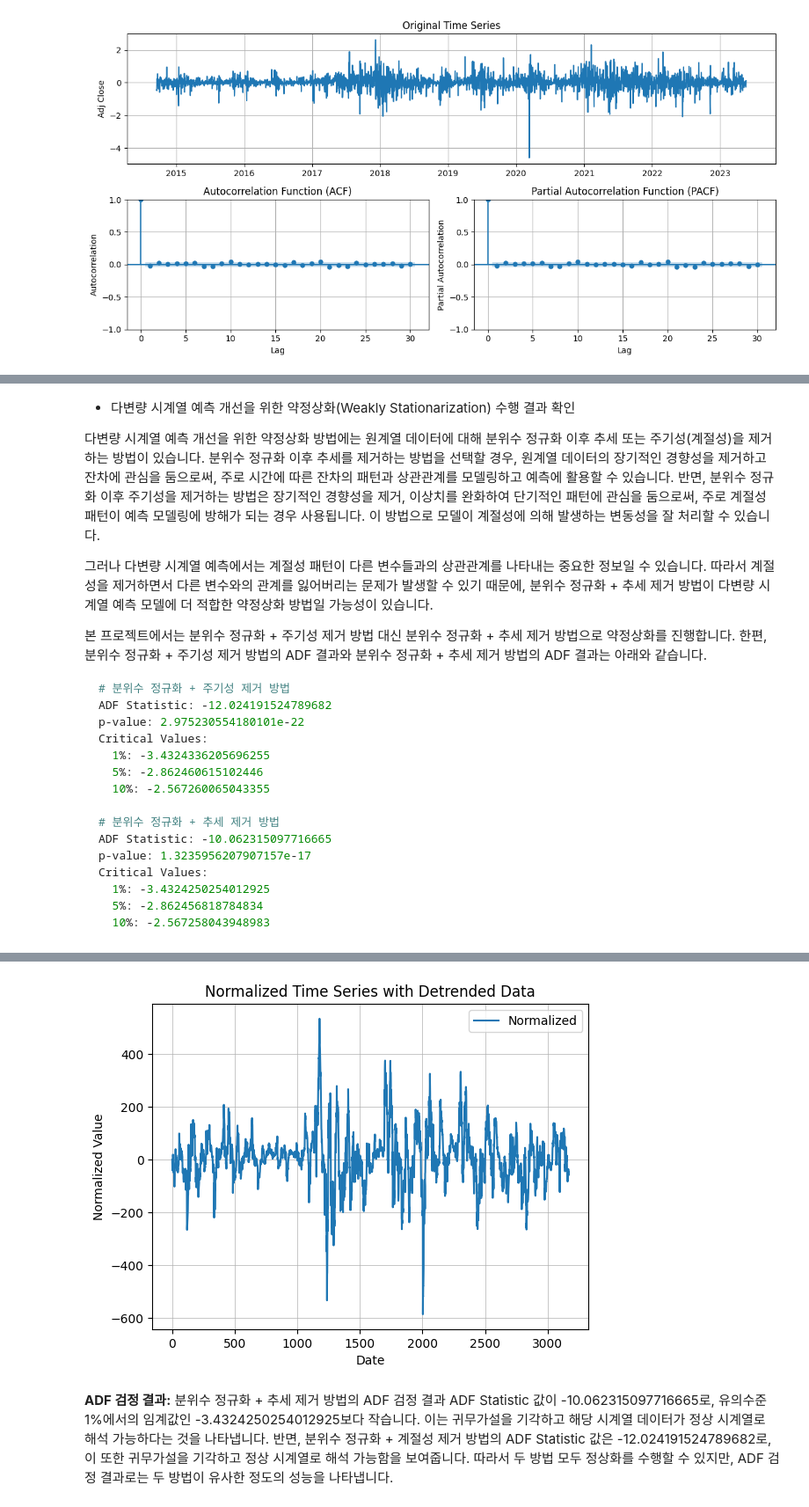
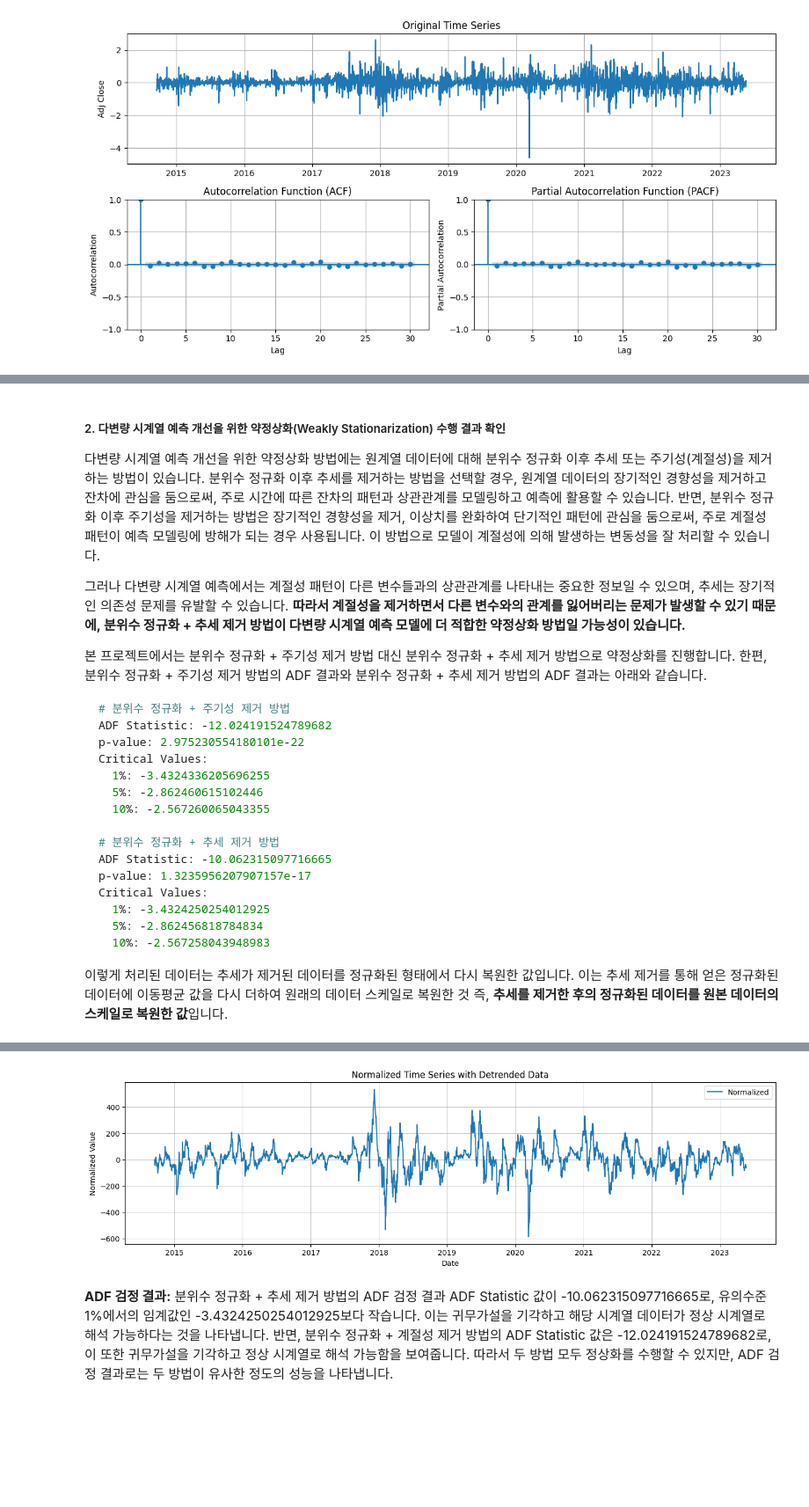
Before and after one commit to young1ll/time-series-da, a Jupyter notebook: upbitAnalyzer_data_analysis_report.ipynb, the cells around one changed output, grey strips where cells are left out. Shown at 88% size. Cells and saved outputs as stored; diff of their text form; code cells hidden in the pictures; blank space fills up the shorter version.

````diff
--- a/upbitAnalyzer_data_analysis_report.ipynb
+++ b/upbitAnalyzer_data_analysis_report.ipynb
@@ -1230,9 +1401,9 @@ plt.show()
 # %% [markdown]
-- 다변량 시계열 예측 개선을 위한 약정상화(Weakly Stationarization) 수행 결과 확인
+##### 2. 다변량 시계열 예측 개선을 위한 약정상화(Weakly Stationarization) 수행 결과 확인
 
 다변량 시계열 예측 개선을 위한 약정상화 방법에는 원계열 데이터에 대해 분위수 정규화 이후 추세 또는 주기성(계절성)을 제거하는 방법이 있습니다. 분위수 정규화 이후 추세를 제거하는 방법을 선택할 경우, 원계열 데이터의 장기적인 경향성을 제거하고 잔차에 관심을 둠으로써, 주로 시간에 따른 잔차의 패턴과 상관관계를 모델링하고 예측에 활용할 수 있습니다. 반면, 분위수 정규화 이후 주기성을 제거하는 방법은 장기적인 경향성을 제거, 이상치를 완화하여 단기적인 패턴에 관심을 둠으로써, 주로 계절성 패턴이 예측 모델링에 방해가 되는 경우 사용됩니다. 이 방법으로 모델이 계절성에 의해 발생하는 변동성을 잘 처리할 수 있습니다.
 
-그러나 다변량 시계열 예측에서는 계절성 패턴이 다른 변수들과의 상관관계를 나타내는 중요한 정보일 수 있습니다. 따라서 계절성을 제거하면서 다른 변수와의 관계를 잃어버리는 문제가 발생할 수 있기 때문에, 분위수 정규화 + 추세 제거 방법이 다변량 시계열 예측 모델에 더 적합한 약정상화 방법일 가능성이 있습니다.
+그러나 다변량 시계열 예측에서는 계절성 패턴이 다른 변수들과의 상관관계를 나타내는 중요한 정보일 수 있으며, 추세는 장기적인 의존성 문제를 유발할 수 있습니다. **따라서 계절성을 제거하면서 다른 변수와의 관계를 잃어버리는 문제가 발생할 수 있기 때문에, 분위수 정규화 + 추세 제거 방법이 다변량 시계열 예측 모델에 더 적합한 약정상화 방법일 가능성이 있습니다.**
 
 본 프로젝트에서는 분위수 정규화 + 주기성 제거 방법 대신 분위수 정규화 + 추세 제거 방법으로 약정상화를 진행합니다. 한편, 분위수 정규화 + 주기성 제거 방법의 ADF 결과와 분위수 정규화 + 추세 제거 방법의 ADF 결과는 아래와 같습니다.
 
@@ -1253,6 +1424,8 @@ Critical Values:
   5%: -2.862456818784834
   10%: -2.567258043948983
 ```
+
+이렇게 처리된 데이터는 추세가 제거된 데이터를 정규화된 형태에서 다시 복원한 값입니다. 이는 추세 제거를 통해 얻은 정규화된 데이터에 이동평균 값을 다시 더하여 원래의 데이터 스케일로 복원한 것 즉, **추세를 제거한 후의 정규화된 데이터를 원본 데이터의 스케일로 복원한 값**입니다.
 # %%
 import pandas as pd
 import numpy as np
@@ -1287,7 +1460,8 @@ for key, value in adf_result[4].items():
     print(f'  {key}: {value}')
 
 # 원본 데이터와 정규화된 데이터 플롯
-plt.plot(restored_data.index, restored_data, label='Normalized')
+plt.figure(figsize=(16,4))
+plt.plot(btc_krw_df.index, restored_data, label='Normalized')
 plt.title('Normalized Time Series with Detrended Data')
 plt.xlabel('Date')
 plt.ylabel('Normalized Value')
@@ -1304,4 +1478,4 @@ Critical Values:
-[figure, old version]
+[figure, new version]
 # %% [markdown]
 **ADF 검정 결과:** 분위수 정규화 + 추세 제거 방법의 ADF 검정 결과 ADF Statistic 값이 -10.062315097716665로, 유의수준 1%에서의 임계값인 -3.4324250254012925보다 작습니다. 이는 귀무가설을 기각하고 해당 시계열 데이터가 정상 시계열로 해석 가능하다는 것을 나타냅니다. 반면, 분위수 정규화 + 계절성 제거 방법의 ADF Statistic 값은 -12.024191524789682로, 이 또한 귀무가설을 기각하고 정상 시계열로 해석 가능함을 보여줍니다. 따라서 두 방법 모두 정상화를 수행할 수 있지만, ADF 검정 결과로는 두 방법이 유사한 정도의 성능을 나타냅니다.
 # %%
````
Also changed, not shown: parts of 64 cells of this notebook, 2 other files.
